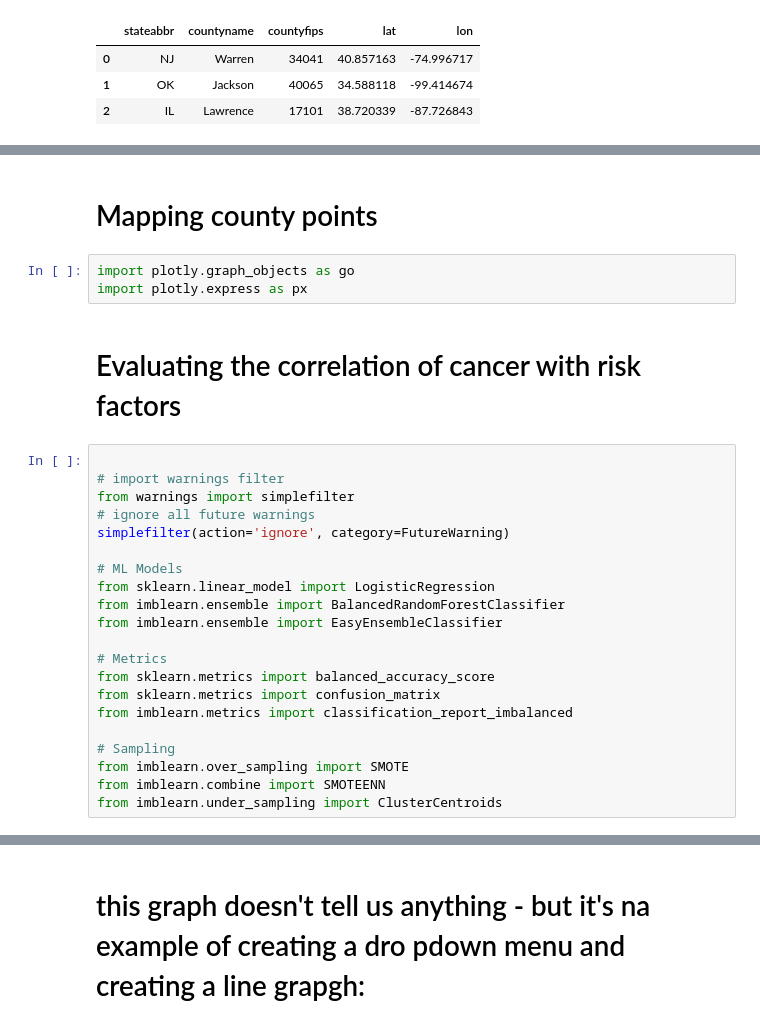
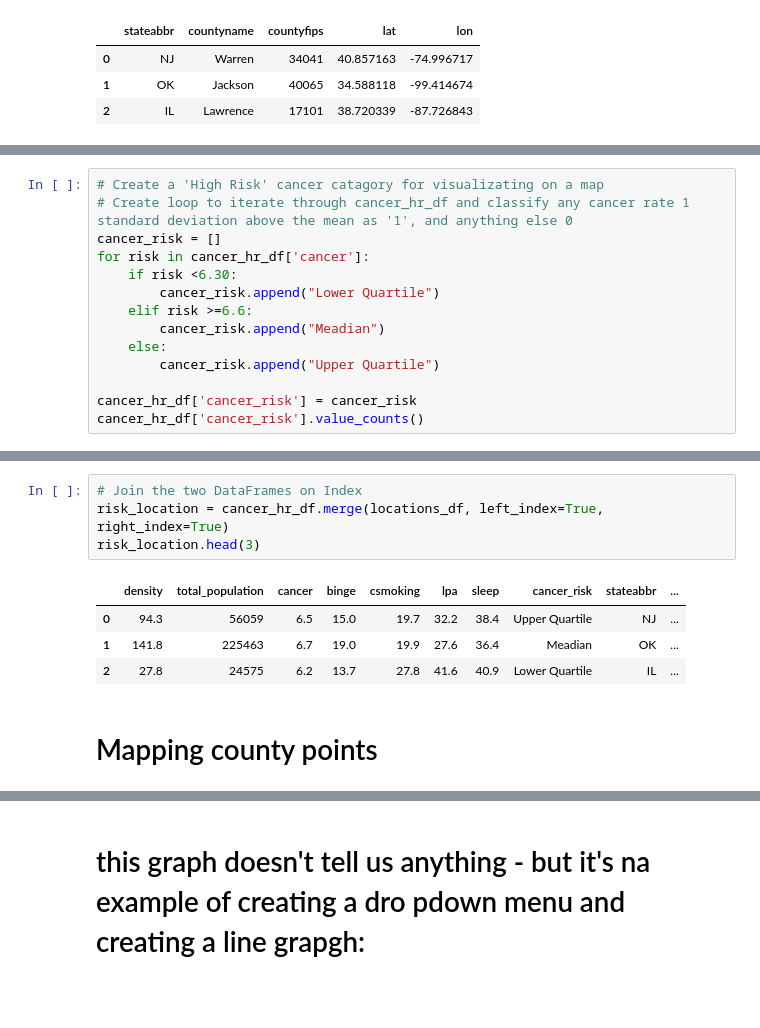
Before and after one commit to Degri95/Final_Project, a Jupyter notebook: CDC_Data_Visualizations.ipynb, the cells around one changed output, grey strips where cells are left out. Saved outputs shown, nothing was run; the diff lists cells and outputs as text; blank space fills up the shorter version.

Commit message:
readding data viz notebook

```diff
--- a/CDC_Data_ML_test.ipynb
+++ b/CDC_Data_Visualizations.ipynb
@@ -42,0 +112,14 @@ locations_df.head(3)
+# %%
+# Create a 'High Risk' cancer catagory for visualizating on a map
+# Create loop to iterate through cancer_hr_df and classify any cancer rate 1 standard deviation above the mean as '1', and anything else 0
+cancer_risk = []
+for risk in cancer_hr_df['cancer']:
+    if risk <6.30:
+        cancer_risk.append("Lower Quartile")
+    elif risk >=6.6:
+        cancer_risk.append("Meadian")
+    else:
+        cancer_risk.append("Upper Quartile")
+
+cancer_hr_df['cancer_risk'] = cancer_risk
+cancer_hr_df['cancer_risk'].value_counts()
@@ -43,28 +138,11 @@ locations_df.head(3)
+# %%
+# Join the two DataFrames on Index
+risk_location = cancer_hr_df.merge(locations_df, left_index=True, right_index=True)
+risk_location.head(3)
+# %% [output]
+|  | density | total_population | cancer | binge | csmoking | lpa | sleep | cancer_risk | stateabbr | ... |
+| 0 | 94.3 | 56059 | 6.5 | 15.0 | 19.7 | 32.2 | 38.4 | Upper Quartile | NJ | ... |
+| 1 | 141.8 | 225463 | 6.7 | 19.0 | 19.9 | 27.6 | 36.4 | Meadian | OK | ... |
+| 2 | 27.8 | 24575 | 6.2 | 13.7 | 27.8 | 41.6 | 40.9 | Lower Quartile | IL | ... |
 # %% [markdown]
 # Mapping county points
-# %%
-import plotly.graph_objects as go
-import plotly.express as px
-# %% [markdown]
-# Evaluating the correlation of cancer with risk factors
-# %%
-
-# import warnings filter
-from warnings import simplefilter
-# ignore all future warnings
-simplefilter(action='ignore', category=FutureWarning)
-
-# ML Models
-from sklearn.linear_model import LogisticRegression
-from imblearn.ensemble import BalancedRandomForestClassifier
-from imblearn.ensemble import EasyEnsembleClassifier
-
-# Metrics
-from sklearn.metrics import balanced_accuracy_score
-from sklearn.metrics import confusion_matrix
-from imblearn.metrics import classification_report_imbalanced
-
-# Sampling
-from imblearn.over_sampling import SMOTE
-from imblearn.combine import SMOTEENN
-from imblearn.under_sampling import ClusterCentroids
```
Also changed, not shown: parts of 49 cells of this notebook.
